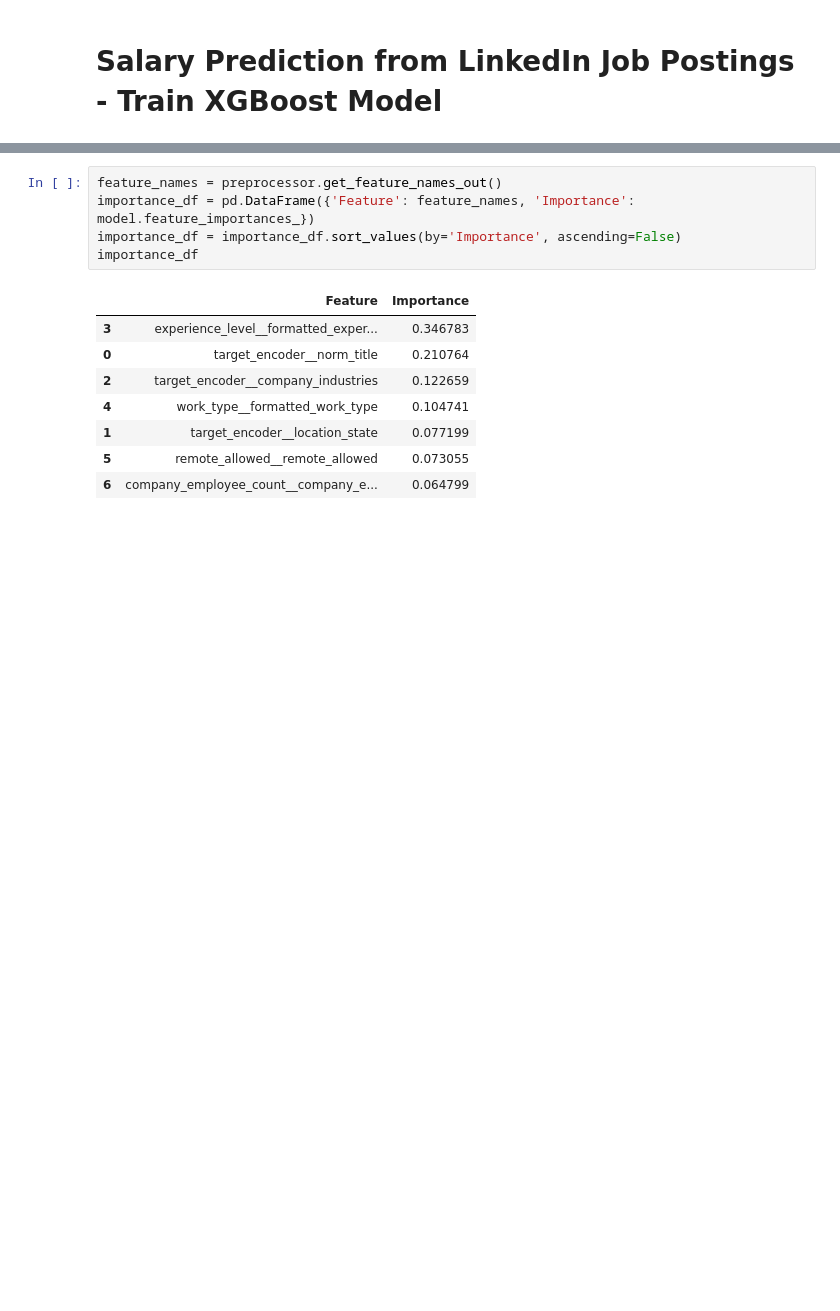
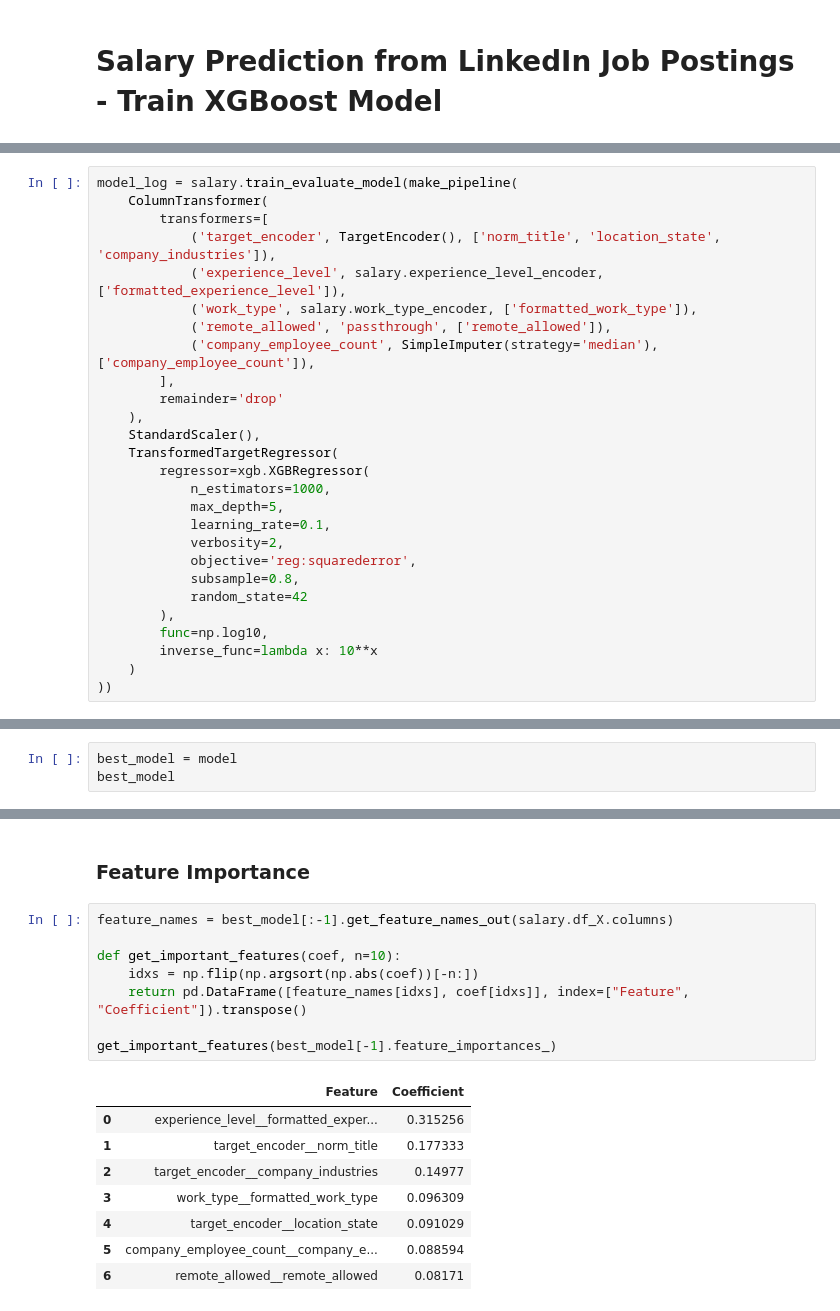
Before and after one commit to nginyc/job_posting_salary_prediction, a Jupyter notebook: train_xgb_model.ipynb, the cells around one changed output, grey strips where cells are left out. Cells and saved outputs as stored; diff of their text form; blank space fills up the shorter version.

```diff
--- a/train_xgb_model.ipynb
+++ b/train_xgb_model.ipynb
@@ -77,0 +55,27 @@ XGBRegressor(base_score=None, booster=None, callbacks=None,
+# %%
+model_log = salary.train_evaluate_model(make_pipeline(
+    ColumnTransformer(
+        transformers=[
+            ('target_encoder', TargetEncoder(), ['norm_title', 'location_state', 'company_industries']),
+            ('experience_level', salary.experience_level_encoder, ['formatted_experience_level']),
+            ('work_type', salary.work_type_encoder, ['formatted_work_type']),
+            ('remote_allowed', 'passthrough', ['remote_allowed']),
+            ('company_employee_count', SimpleImputer(strategy='median'), ['company_employee_count']),
+        ],
+        remainder='drop'
+    ),
+    StandardScaler(),
+    TransformedTargetRegressor(
+        regressor=xgb.XGBRegressor(
+            n_estimators=1000,
+            max_depth=5,
+            learning_rate=0.1,
+            verbosity=2,
+            objective='reg:squarederror',
+            subsample=0.8,
+            random_state=42
+        ),
+        func=np.log10,
+        inverse_func=lambda x: 10**x
+    )
+))
@@ -77,0 +95,3 @@ XGBRegressor(base_score=None, booster=None, callbacks=None,
+# %%
+best_model = model
+best_model
@@ -78,14 +116,19 @@ XGBRegressor(base_score=None, booster=None, callbacks=None,
+# %% [markdown]
+### Feature Importance
 # %%
-feature_names = preprocessor.get_feature_names_out()
-importance_df = pd.DataFrame({'Feature': feature_names, 'Importance': model.feature_importances_})
-importance_df = importance_df.sort_values(by='Importance', ascending=False)
-importance_df
+feature_names = best_model[:-1].get_feature_names_out(salary.df_X.columns)
+
+def get_important_features(coef, n=10):
+    idxs = np.flip(np.argsort(np.abs(coef))[-n:])
+    return pd.DataFrame([feature_names[idxs], coef[idxs]], index=["Feature", "Coefficient"]).transpose()
+
+get_important_features(best_model[-1].feature_importances_)
 # %% [output]
-|  | Feature | Importance |
-| 3 | experience_level__formatted_exper... | 0.346783 |
-| 0 | target_encoder__norm_title | 0.210764 |
-| 2 | target_encoder__company_industries | 0.122659 |
-| 4 | work_type__formatted_work_type | 0.104741 |
-| 1 | target_encoder__location_state | 0.077199 |
-| 5 | remote_allowed__remote_allowed | 0.073055 |
-| 6 | company_employee_count__company_e... | 0.064799 |
+|  | Feature | Coefficient |
+| 0 | experience_level__formatted_exper... | 0.315256 |
+| 1 | target_encoder__norm_title | 0.177333 |
+| 2 | target_encoder__company_industries | 0.14977 |
+| 3 | work_type__formatted_work_type | 0.096309 |
+| 4 | target_encoder__location_state | 0.091029 |
+| 5 | company_employee_count__company_e... | 0.088594 |
+| 6 | remote_allowed__remote_allowed | 0.08171 |
```
Also changed, not shown: parts of 12 cells of this notebook, 3 other files.
